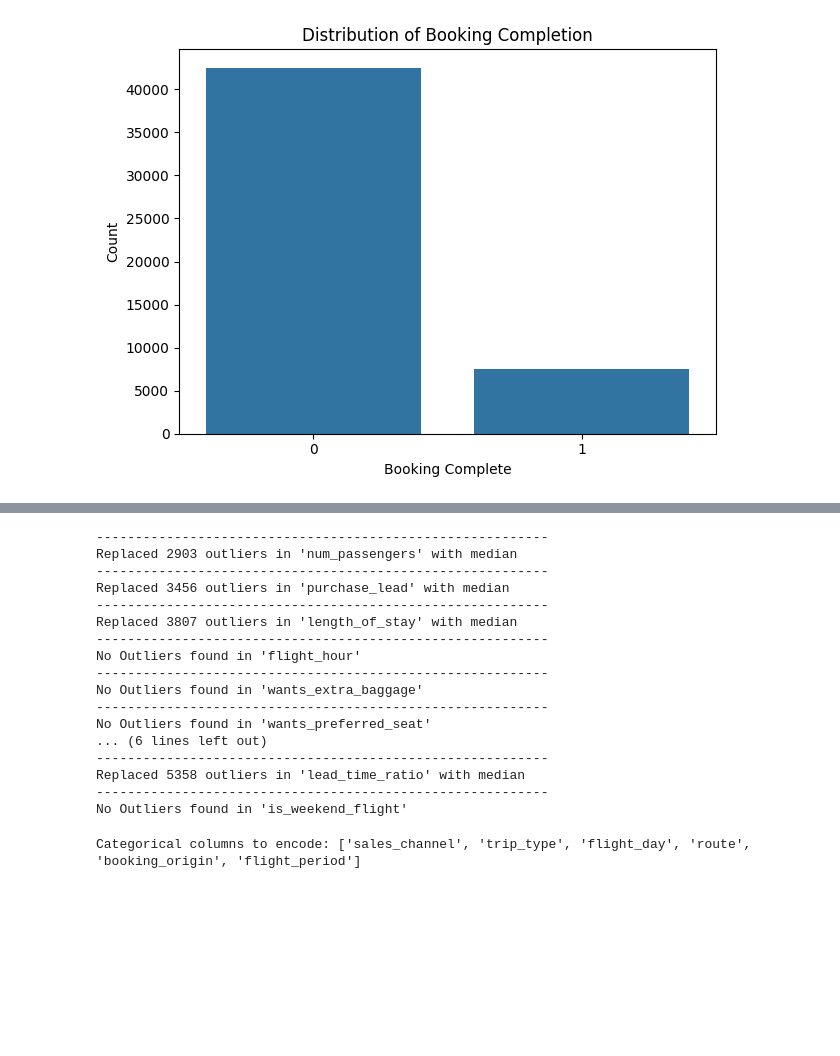
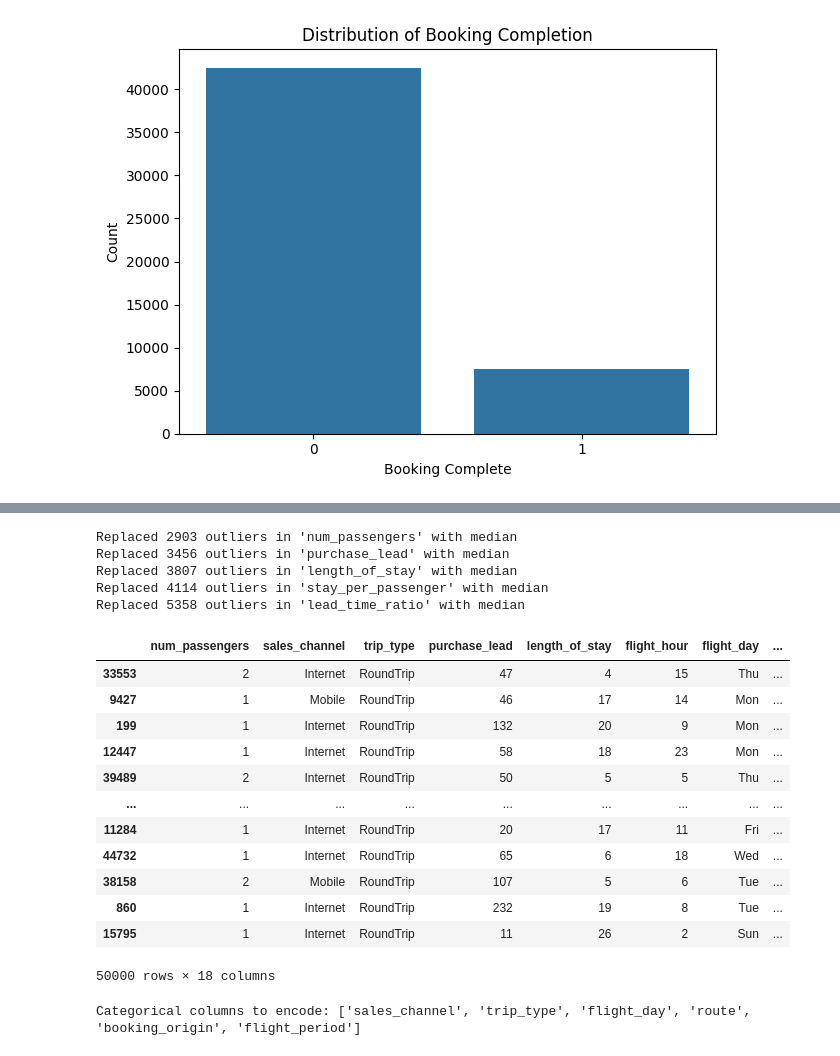
Before and after one commit to meet-vasita/British-Airways-Customer-Booking-Classification-Model, a Jupyter notebook: British_Airways.ipynb, the cells around one changed output, grey strips where cells are left out. Saved outputs shown, nothing was run; the diff lists cells and outputs as text; code cells hidden in the pictures; blank space fills up the shorter version.

```diff
--- a/British_Airways.ipynb
+++ b/British_Airways.ipynb
@@ -198,44 +240,43 @@ df['lead_time_ratio'] = df['purchase_lead'] / (df['length_of_stay'] + 1)
 df['is_weekend_flight'] = df['flight_day'].isin(['Saturday', 'Sunday']).astype(int)
 df['flight_period'] = df['flight_hour'].apply(hour_bin)
 # %%
-#Replacing Outliers with the Median Strategy
-for col in df.select_dtypes(include='number').columns:
-    if col != 'booking_complete':  # Don't modify target column
-        Q1 = df[col].quantile(0.25)
-        Q3 = df[col].quantile(0.75)
-        IQR = Q3 - Q1
-        lower_bound = Q1 - 1.5 * IQR #Lower Whisker Line
-        upper_bound = Q3 + 1.5 * IQR #Upper Whisker Line
+# CRITICAL: Outlier treatment BEFORE train-test split (as in original)
+def replace_outliers_with_median(data, exclude_cols=['booking_complete']):
+    for col in data.select_dtypes(include='number').columns:
+        if col not in exclude_cols:
+            Q1 = data[col].quantile(0.25)
+            Q3 = data[col].quantile(0.75)
+            IQR = Q3 - Q1
+            lower_bound = Q1 - 1.5 * IQR
+            upper_bound = Q3 + 1.5 * IQR
+            outliers = (data[col] < lower_bound) | (data[col] > upper_bound)
+            if outliers.sum() > 0:
+                replacement = data[col].median()
+                data.loc[outliers, col] = replacement
+                print(f"Replaced {outliers.sum()} outliers in '{col}' with median")
+    return data
 
-        outliers = (df[col] < lower_bound) | (df[col] > upper_bound)
-        outlier_count = outliers.sum()
-
-        if outlier_count > 0:
-            replacement = df[col].median()
-            df.loc[outliers,col] = replacement
-            print('----------------------------------------------------------')
-            print(f"Replaced {outlier_count} outliers in '{col}' with median")
-        else:
-            print('----------------------------------------------------------')
-            print(f"No Outliers found in '{col}'")
+df = replace_outliers_with_median(df)
+df
 # %% [output]
-----------------------------------------------------------
 Replaced 2903 outliers in 'num_passengers' with median
-----------------------------------------------------------
 Replaced 3456 outliers in 'purchase_lead' with median
-----------------------------------------------------------
 Replaced 3807 outliers in 'length_of_stay' with median
-----------------------------------------------------------
-No Outliers found in 'flight_hour'
-----------------------------------------------------------
-No Outliers found in 'wants_extra_baggage'
-----------------------------------------------------------
-No Outliers found in 'wants_preferred_seat'
-... (6 lines left out)
-----------------------------------------------------------
+Replaced 4114 outliers in 'stay_per_passenger' with median
 Replaced 5358 outliers in 'lead_time_ratio' with median
-----------------------------------------------------------
-No Outliers found in 'is_weekend_flight'
+|  | num_passengers | sales_channel | trip_type | purchase_lead | length_of_stay | flight_hour | flight_day | ... |
+| 33553 | 2 | Internet | RoundTrip | 47 | 4 | 15 | Thu | ... |
+| 9427 | 1 | Mobile | RoundTrip | 46 | 17 | 14 | Mon | ... |
+| 199 | 1 | Internet | RoundTrip | 132 | 20 | 9 | Mon | ... |
+| 12447 | 1 | Internet | RoundTrip | 58 | 18 | 23 | Mon | ... |
+| 39489 | 2 | Internet | RoundTrip | 50 | 5 | 5 | Thu | ... |
+| ... | ... | ... | ... | ... | ... | ... | ... | ... |
+| 11284 | 1 | Internet | RoundTrip | 20 | 17 | 11 | Fri | ... |
+| 44732 | 1 | Internet | RoundTrip | 65 | 6 | 18 | Wed | ... |
+| 38158 | 2 | Mobile | RoundTrip | 107 | 5 | 6 | Tue | ... |
+| 860 | 1 | Internet | RoundTrip | 232 | 19 | 8 | Tue | ... |
+| 15795 | 1 | Internet | RoundTrip | 11 | 26 | 2 | Sun | ... |
+50000 rows × 18 columns
 # %%
 categorical_columns = df.select_dtypes(include='object')
 print("Categorical columns to encode:", categorical_columns.columns.tolist())
```
Also changed, not shown: parts of 21 cells of this notebook, 13 other files.
